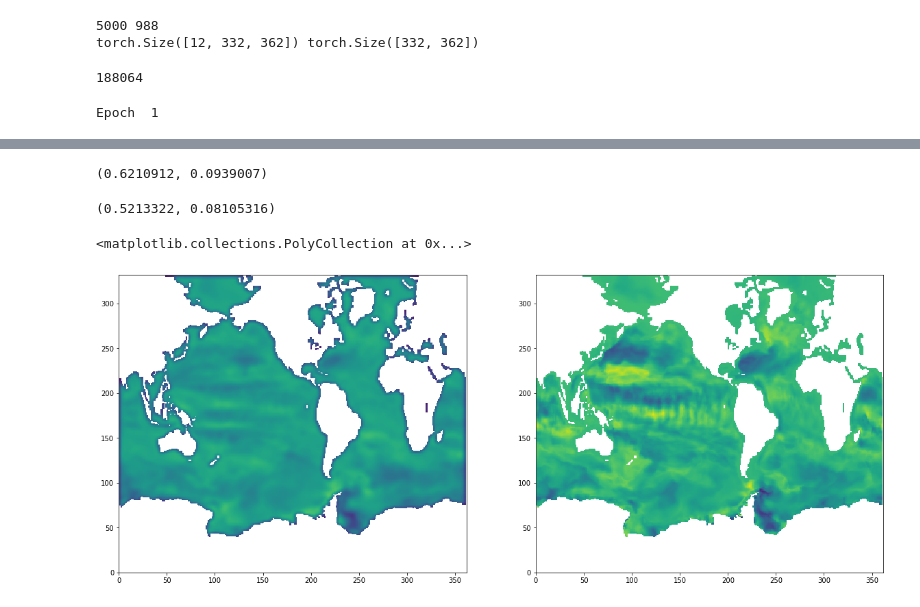
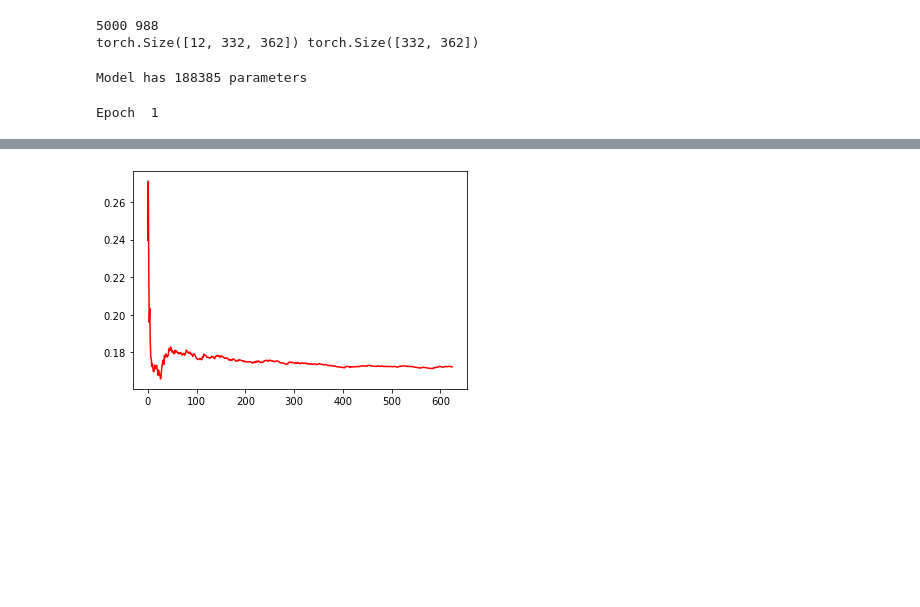
Before and after one commit to Maison-de-la-Simulation/hrmes, a Jupyter notebook: conv_net.ipynb, the cells around one changed output, grey strips where cells are left out. Saved outputs shown, nothing was run; the diff lists cells and outputs as text; code cells hidden in the pictures; blank space fills up the shorter version.

```diff
--- a/conv_net.ipynb
+++ b/conv_net.ipynb
@@ -119,5 +145,5 @@ for i in range(6):
 # %%
-maps = torch.from_numpy(norm_ssca)
+maps = norm_ssca if isinstance(norm_ssca, torch.Tensor) else torch.from_numpy(norm_ssca)
 # %%
 data = []
 for i in tqdm(range(maps.shape[0] - length)):
@@ -148,6 +174,6 @@ print(train_ds[0][0].shape, train_ds[0][1].shape)
 5000 988
 torch.Size([12, 332, 362]) torch.Size([332, 362])
 # %%
-train_dataloader = DataLoader(train_ds, batch_size=batch_size, shuffle=True, num_workers=4, persistent_workers=True, prefetch_factor=2)
-test_dataloader = DataLoader(test_ds, batch_size=batch_size, num_workers=4, persistent_workers=True, prefetch_factor=2)
+train_dataloader = DataLoader(train_ds, batch_size=batch_size, shuffle=True, num_workers=4, prefetch_factor=2)
+test_dataloader = DataLoader(test_ds, batch_size=batch_size, num_workers=4, prefetch_factor=2)
 # %%
@@ -185,10 +243,23 @@ class HRMESModel(nn.Module):
         x = x.squeeze(dim=1)
         return x
 # %%
-model = HRMESModel(mask)
-model = model.to(device=device)
-model_parameters = filter(lambda p: p.requires_grad, model.parameters())
-params = sum([np.prod(p.size()) for p in model_parameters])
-print(params)
+def define_model_optimizer_criterion():
+    model = HRMESModel(mask)
+    model = model.to(device=device)
+    model_parameters = filter(lambda p: p.requires_grad, model.parameters())
+    params = sum([np.prod(p.size()) for p in model_parameters])
+    print(f"Model has {params} parameters")
+    criterion = nn.MSELoss()
+    optimizer = torch.optim.Adam(model.parameters(), lr=0.0001, weight_decay=0.1)
+    return model, criterion, optimizer
+
+def compute_loss(criterion, output, target):
+    target = Pad.forward(..., target, offset=1)
+    return criterion(
+        torch.masked_select(output, bool_mask),
+        torch.masked_select(target, bool_mask)
+    )
+
+model, criterion, optimizer = define_model_optimizer_criterion()
 # %% [output]
-188064
+Model has 188385 parameters
@@ -206,17 +274,15 @@ for epoch in range(epochs):
     for i, (x, y) in enumerate(pbar, start=1):
         x, y = x.to(device), y.to(device)
         output = model(x)
-        output = torch.masked_select(output, bool_mask)
-        y = torch.masked_select(y, bool_mask)
 
         optimizer.zero_grad()
-        loss = criterion(output, y)
-
+        loss = compute_loss(criterion, output, y)
         loss.backward()
         optimizer.step()
 
         loss = loss.item()
         epoch_loss += loss
+        losses.append(epoch_loss / i)
         pbar.set_description(f"Loss: {epoch_loss / i:.3f}")
         del x, y
 
@@ -233,10 +299,13 @@ for epoch in range(epochs):
             loss = loss.item()
             test_loss += loss
             pbar.set_description(f"Test loss: {test_loss / i:.3f}")
+            test_losses.append(loss)
     test_loss /= len(test_dataloader)
     epoch_loss /= len(train_dataloader)
-    losses.append(epoch_loss)
-    test_losses.append(test_loss)
     print("Loss: ", epoch_loss)
+
+plt.figure()
+plt.plot(losses, "r-", label="Training loss")
+plt.show()
 # %% [output]
 Epoch  1
@@ -243,0 +313 @@ Loss:  0.03290599561929703
+[figure, added]
@@ -253,17 +313,0 @@ output[np.isnan(y)] = np.nan
-# %%
-np.nanmean(y), np.nanstd(y)
-# %% [output]
-(0.6210912, 0.0939007)
-# %%
-np.nanmean(output), np.nanstd(output)
-# %% [output]
-(0.5213322, 0.08105316)
-# %%
-fig = plt.figure(figsize=(20, 8))
-plt.subplot(1, 2, 1)
-plt.pcolor(output, vmin=0, vmax=1)
-plt.subplot(1, 2, 2)
-plt.pcolor(y, vmin=0, vmax=1)
-# %% [output]
-<matplotlib.collections.PolyCollection at 0x...>
-[figure, removed]
```
Also changed, not shown: parts of 16 cells of this notebook.
